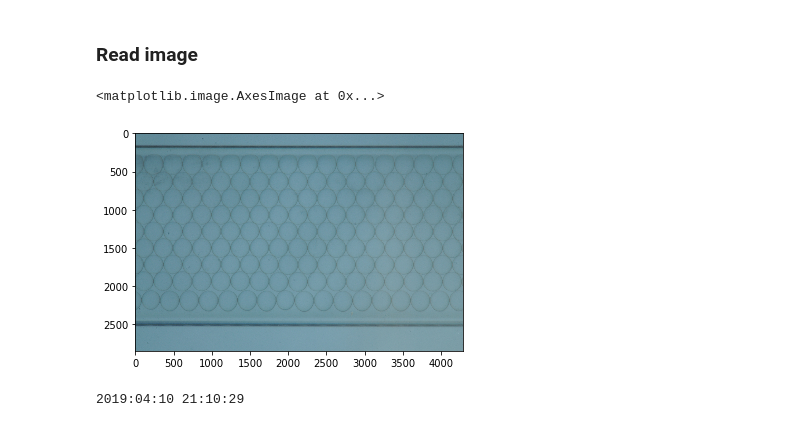
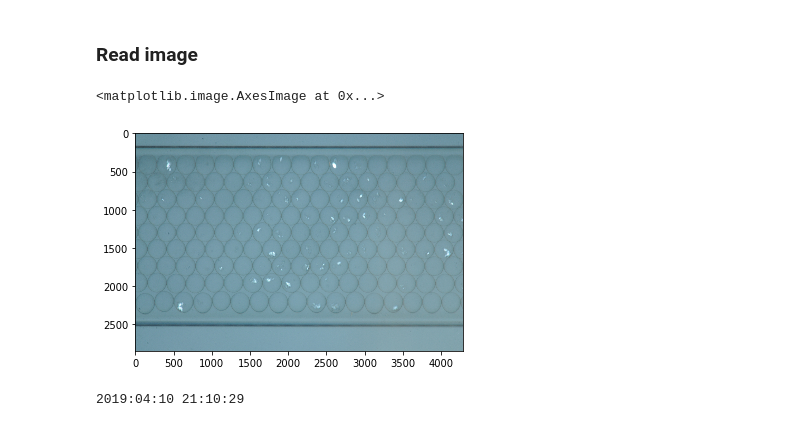
Before and after one commit to hlgirard/CrystalML, a Jupyter notebook: notebooks/SegmentationDropletsInCapillary_hlg_3_withCrystals.ipynb, the cells around one changed output. Saved outputs shown, nothing was run; the diff lists cells and outputs as text; code cells hidden in the pictures.

```diff
--- a/notebooks/SegmentationDropletsInCapillary_hlg_3_withCrystals.ipynb
+++ b/notebooks/SegmentationDropletsInCapillary_hlg_3_withCrystals.ipynb
@@ -32,13 +32,13 @@ import plotly.graph_objs as go
 # %% [markdown]
 ### Read image
 # %%
-image_file = 'example_data/empty_droplets.JPG'
+image_file = 'example_data/some_crystals.JPG'
 f = io.imread(image_file)
 plt.figure(0)
 plt.imshow(f)
 # %% [output]
 <matplotlib.image.AxesImage at 0x...>
-[figure, old version]
+[figure, new version]
 # %%
 from PIL import Image
 from datetime import datetime
```
Also changed, not shown: 3 other files.
